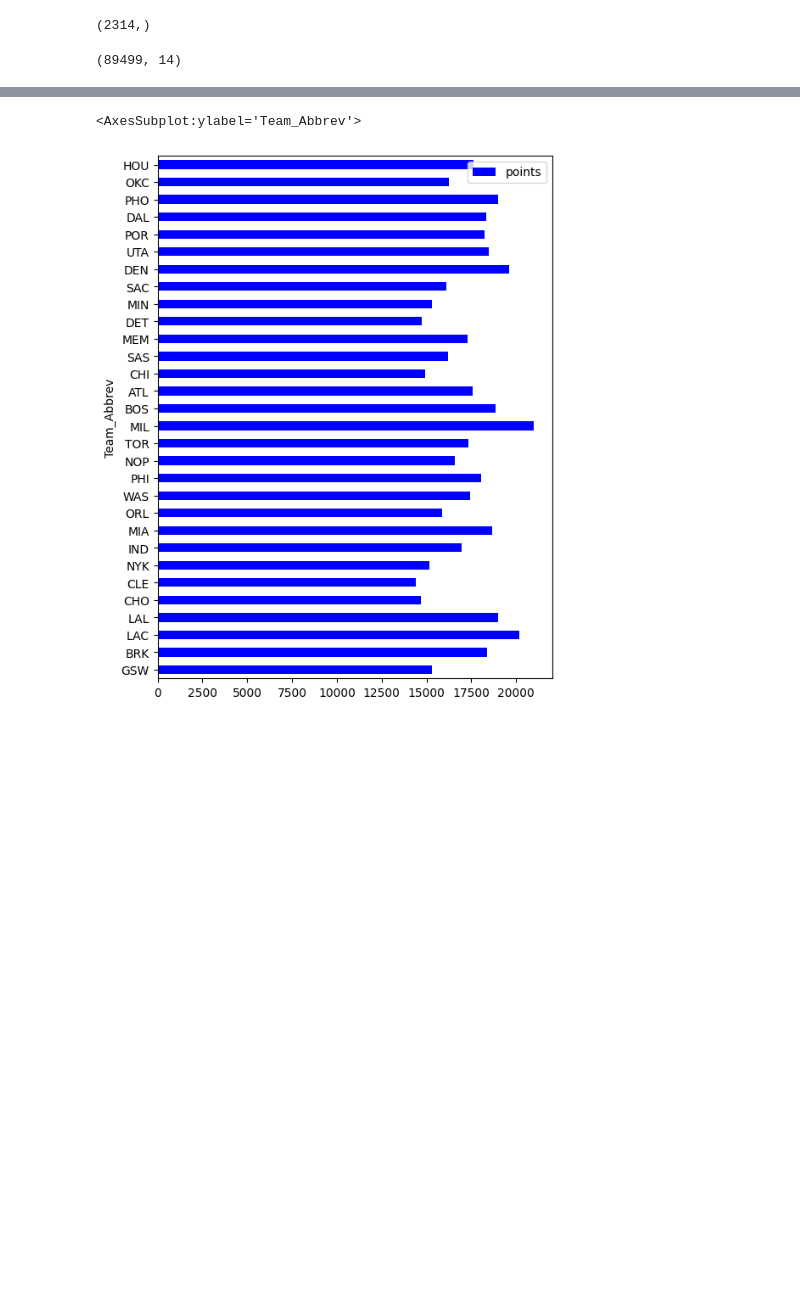
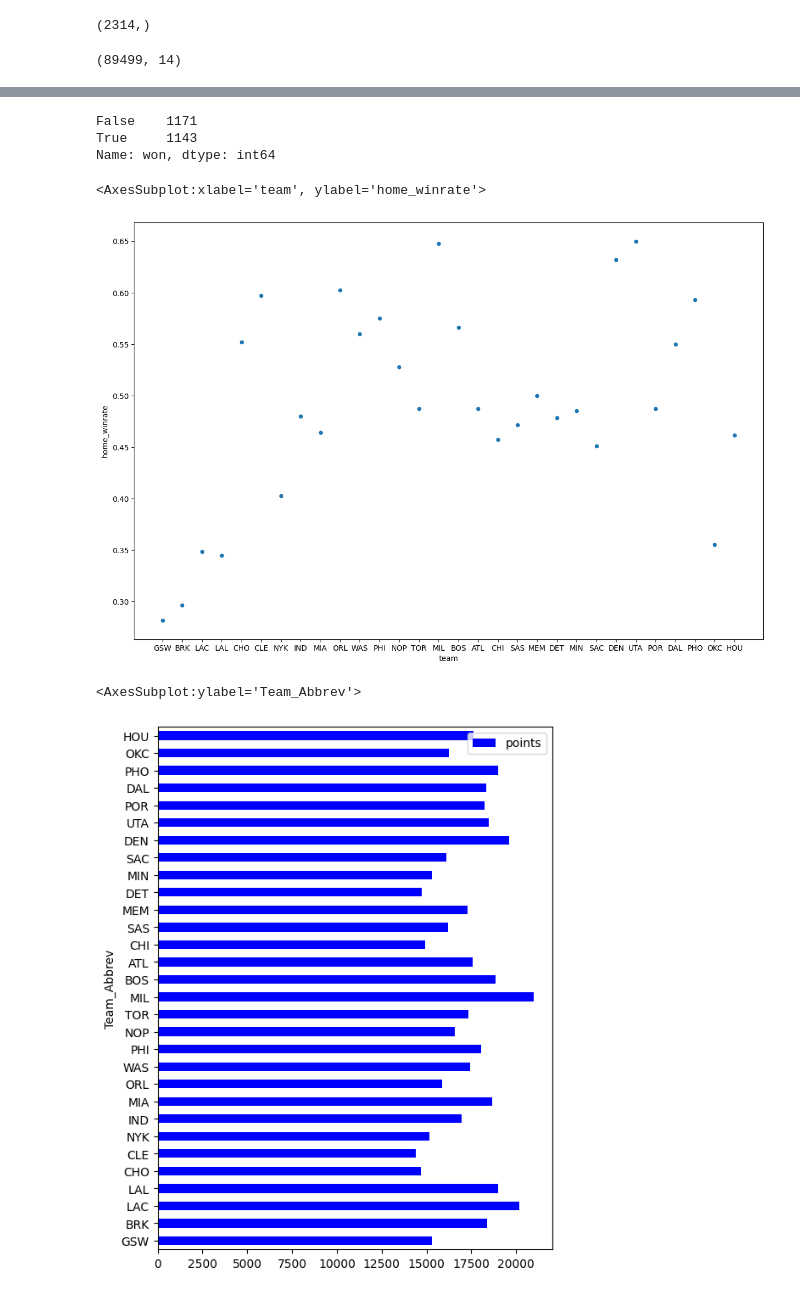
Before and after one commit to Edvard132/TimoVillemEdvard, a Jupyter notebook: dataAnalysis.ipynb, the cells around one changed output, grey strips where cells are left out. Saved outputs shown, nothing was run; the diff lists cells and outputs as text; code cells hidden in the pictures; blank space fills up the shorter version.

Commit message:
scatterplot

```diff
--- a/dataAnalysis.ipynb
+++ b/dataAnalysis.ipynb
@@ -76,2 +88,5 @@ games_data.shape
 # %%
 teams_data = pd.DataFrame([data.Team_Abbrev]).T.drop_duplicates('Team_Abbrev')
+teams_data.rename(columns = {'Team_Abbrev':'team'}, inplace = True)
+
+teams_data.head()
@@ -103,14 +99,0 @@ HOU
-# %%
-teams_data['points'] = 0
-
-for t in teams_data['Team_Abbrev']:
-    score1 = games_data[games_data.Team_Abbrev == t]['Team_Score'].sum()
-    score2 = games_data[games_data.Opponent_Abbrev == t]['Opponent_Score'].sum()
-
-    #teams_data[teams_data.Team_Abbrev == t]['points'] == score1 + score2
-
-    teams_data['points'].loc[teams_data['Team_Abbrev'] == t] = score1 + score2
-
-
-print(teams_data.shape)
-print(teams_data.head())
@@ -128,0 +104,23 @@ See the caveats in the documentation: https://pandas.pydata.org/pandas-docs/stab
+# %%
+teams_data['points'] = 0
+teams_data['home_wins'] = 0
+teams_data['home_losses'] = 0
+teams_data['home_winrate'] = 0
+
+for t in teams_data['team']:
+    #print('team:', t)
+    points1 = games_data[games_data.team1 == t]['team1_score'].sum()
+    points2 = games_data[games_data.team2 == t]['team2_score'].sum()
+    #print('overall points:', points1 + points2)
+
+    home_wins = len(games_data[(games_data.home == t) & (games_data.won == True)])
+    #print('homew wins:', home_wins)
+    home_losses = len(games_data[(games_data.home == t) & (games_data.won == False)])
+
+    teams_data['points'].loc[teams_data['team'] == t] = points1 + points2
+    teams_data['home_wins'].loc[teams_data['team'] == t] = home_wins
+    teams_data['home_losses'].loc[teams_data['team'] == t] = home_losses
+    teams_data['home_winrate'].loc[teams_data['team'] == t] = home_wins / (home_losses + home_wins)
+
+print(teams_data.shape)
+print(teams_data.head(30))
@@ -129,3 +161,14 @@ See the caveats in the documentation: https://pandas.pydata.org/pandas-docs/stab
+# %%
+games_data[games_data.home == games_data.team1].won.value_counts() + games_data[games_data.home == games_data.team2].won.value_counts()
+# %% [output]
+False    1171
+True     1143
+Name: won, dtype: int64
+# %%
+teams_data.plot(x='team', y='home_winrate',kind='scatter', figsize=(15,10))
+# %% [output]
+<AxesSubplot:xlabel='team', ylabel='home_winrate'>
+[figure, added]
 # %%
 teams_data.plot(x='Team_Abbrev', y='points', kind='barh', color='b', figsize=(6,8))
 # %% [output]
```
Also changed, not shown: parts of 9 cells of this notebook.
